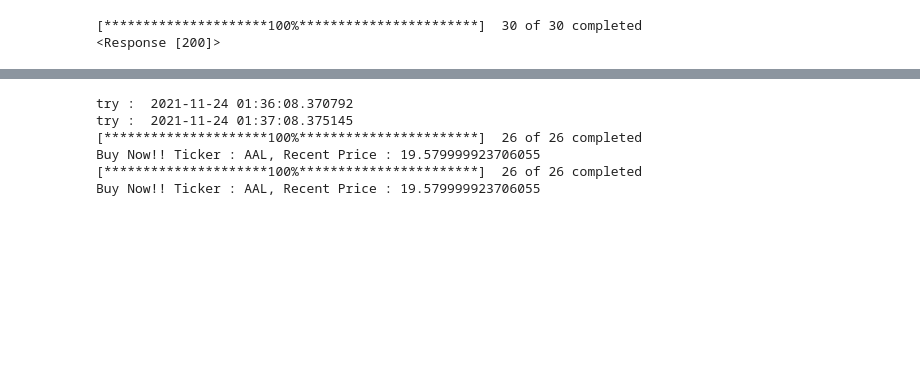
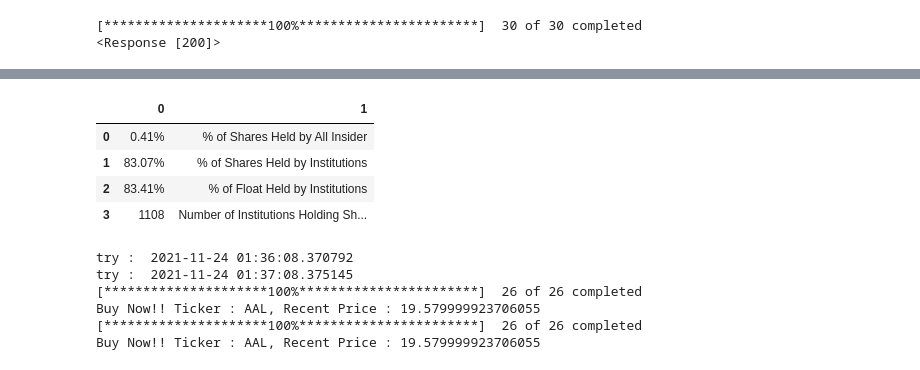
Before and after one commit to GIMINSU/DataAnalysis, a Jupyter notebook: financedatareader.ipynb, the cells around one changed output, grey strips where cells are left out. Drawn from its saved outputs; the diff is of its cells as text; code cells hidden in the pictures; blank space fills up the shorter version.

```diff
--- a/financedatareader.ipynb
+++ b/financedatareader.ipynb
@@ -383,3 +436,11 @@ IndexError: single positional indexer is out-of-bounds
+# %%
+alb.major_holders
+# %% [output]
+|  | 0 | 1 |
+| 0 | 0.41% | % of Shares Held by All Insider |
+| 1 | 83.07% | % of Shares Held by Institutions |
+| 2 | 83.41% | % of Float Held by Institutions |
+| 3 | 1108 | Number of Institutions Holding Sh... |
 # %%
 # 일정 시간마다 특정 함수 수행 스케줄링
 schedule.every(1).minutes.do(get_live_price, candidate_list)
```
Also changed, not shown: parts of 14 cells of this notebook.
